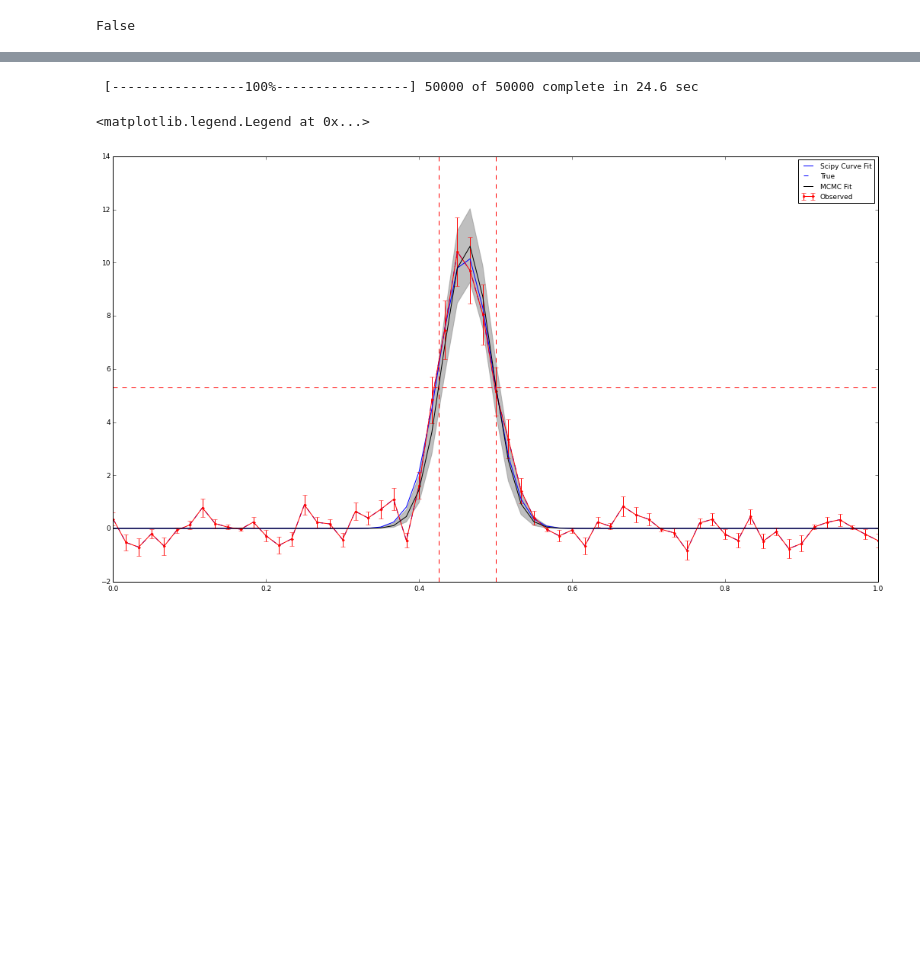
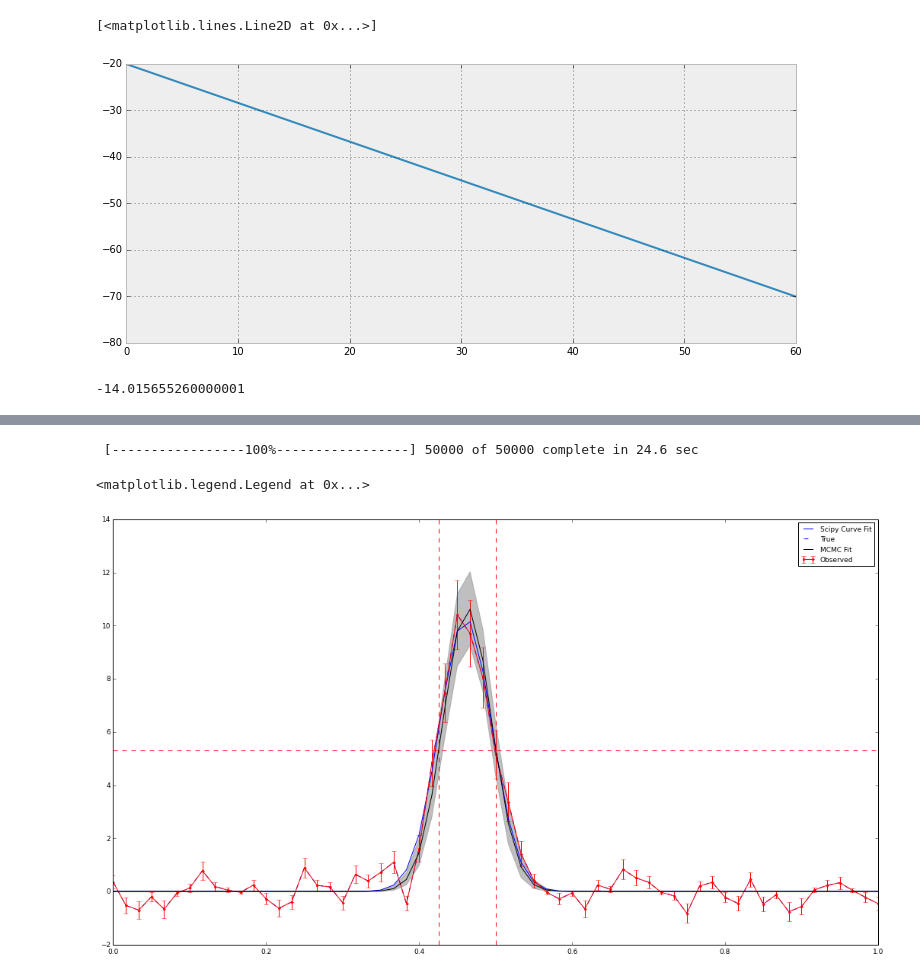
Before and after one commit to Mixpap/Ptyxiaki, a Jupyter notebook: Untitled0.ipynb, the cells around one changed output, grey strips where cells are left out. Drawn from its saved outputs; the diff is of its cells as text; code cells hidden in the pictures; blank space fills up the shorter version.

```diff
--- a/Untitled0.ipynb
+++ b/Untitled0.ipynb
@@ -35,7 +115,16 @@ Z,Y,X =np.shape(CO13)
 def gauss_fit(m,xx,ym,xm,p0):
     popt, pcov = curve_fit(functions.gaussian, xx, functions.Spectra(m,ym,xm),p0)
     return functions.gaussian(xx,popt[0],popt[1],popt[2])
-# %%
-(sd<popt).all()
-# %% [output]
-False
+# %%
+xn=functions.velocity/functions.velocity.min()
+# %%
+xx = [i*functions.velocity.min() for i in xn]
+# %%
+plt.plot(xx)
+# %% [output]
+[<matplotlib.lines.Line2D at 0x...>]
+[figure, added]
+# %%
+0.2*functions.velocity.min()
+# %% [output]
+-14.015655260000001
```
Also changed, not shown: parts of 22 cells of this notebook, 3 other files.
